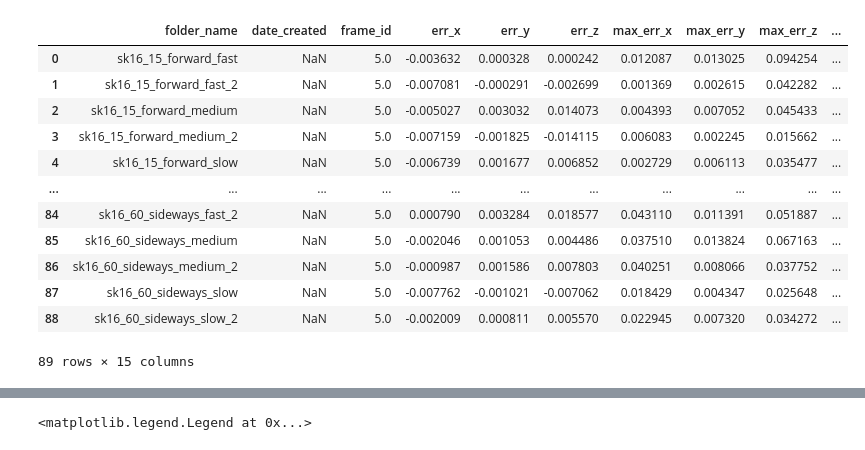
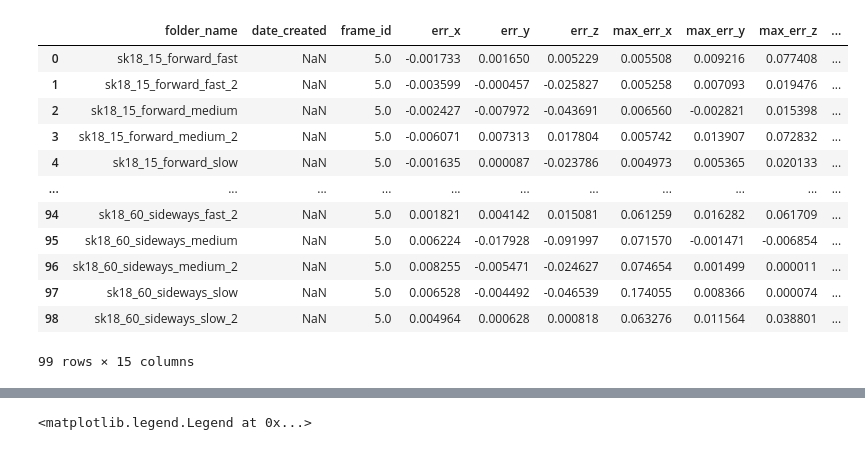
Before and after one commit to SujithChristopher/armbo_preliminary_work, a Jupyter notebook: ipy_notebooks/iter_coordinate_comparision.ipynb, the cells around one changed output, grey strips where cells are left out. Saved outputs shown, nothing was run; the diff lists cells and outputs as text; code cells hidden in the pictures.

Commit message:
analysis of 14 dec

```diff
--- a/ipy_notebooks/iter_coordinate_comparision.ipynb
+++ b/ipy_notebooks/iter_coordinate_comparision.ipynb
@@ -21,7 +21,7 @@ import time
 from IPython.display import display, clear_output
 import seaborn as sns
 # %%
-_parent_folder = "multi_cam_nov_14"
+_parent_folder = "single_cam_dec_14"
 _base_pth = os.path.dirname(os.getcwd())
 _base_pth = os.path.join(_base_pth, "recording_programs", "test_data", _parent_folder)
 _base_pth
@@ -30,6 +30,6 @@ _base_pth
 # %%
 """ read excel sheet"""
-folder_df = pd.read_excel(os.path.join(_base_pth, "00_analysis", "calibration_files_corrected.xlsx"))
+folder_df = pd.read_excel(os.path.join(_base_pth, "00_analysis", "calibration_files.xlsx"))
 _analysis_pth = os.path.join(_base_pth, "00_analysis")
 folder_df
 # %% [output]
@@ -70,8 +70,8 @@ mean_err_df = pd.DataFrame(columns=["folder_name","date_created" ,"frame_id","er
 # %%
 for idx, _folder_name in enumerate(tqdm(folder_df.folder_name)):
     # print(idx)
-    _phone_cam_folder = os.path.join(_analysis_pth, "coordinates_webcam_wot_2", _folder_name + ".csv")
-    _mc_folder = os.path.join(_analysis_pth, "coordinates_mc_2", _folder_name + ".csv")
+    _phone_cam_folder = os.path.join(_analysis_pth, "coordinates_ar", _folder_name + ".csv")
+    _mc_folder = os.path.join(_analysis_pth, "coordinates_mc", _folder_name + ".csv")
 
     _phone_cam_df = pd.read_csv(_phone_cam_folder)
     _mc_df = pd.read_csv(_mc_folder)
@@ -122,25 +135,25 @@ KeyboardInterrupt:
 # %%
 # save the mean error
-# _mean_df_pth = os.path.join(_analysis_pth, "mean_error_df_filter.csv")
-# mean_err_df.to_csv(_mean_df_pth, index=False)
+_mean_df_pth = os.path.join(_analysis_pth, "mean_error_df_filter.csv")
+mean_err_df.to_csv(_mean_df_pth, index=False)
 
 # read the mean error df
 mean_err_df = pd.read_csv(os.path.join(_analysis_pth, "mean_error_df_filter.csv"))
 mean_err_df
 # %% [output]
 |  | folder_name | date_created | frame_id | err_x | err_y | err_z | max_err_x | max_err_y | max_err_z | ... |
-| 0 | sk16_15_forward_fast | NaN | 5.0 | -0.003632 | 0.000328 | 0.000242 | 0.012087 | 0.013025 | 0.094254 | ... |
-| 1 | sk16_15_forward_fast_2 | NaN | 5.0 | -0.007081 | -0.000291 | -0.002699 | 0.001369 | 0.002615 | 0.042282 | ... |
-| 2 | sk16_15_forward_medium | NaN | 5.0 | -0.005027 | 0.003032 | 0.014073 | 0.004393 | 0.007052 | 0.045433 | ... |
-| 3 | sk16_15_forward_medium_2 | NaN | 5.0 | -0.007159 | -0.001825 | -0.014115 | 0.006083 | 0.002245 | 0.015662 | ... |
-| 4 | sk16_15_forward_slow | NaN | 5.0 | -0.006739 | 0.001677 | 0.006852 | 0.002729 | 0.006113 | 0.035477 | ... |
+| 0 | sk18_15_forward_fast | NaN | 5.0 | -0.001733 | 0.001650 | 0.005229 | 0.005508 | 0.009216 | 0.077408 | ... |
+| 1 | sk18_15_forward_fast_2 | NaN | 5.0 | -0.003599 | -0.000457 | -0.025827 | 0.005258 | 0.007093 | 0.019476 | ... |
+| 2 | sk18_15_forward_medium | NaN | 5.0 | -0.002427 | -0.007972 | -0.043691 | 0.006560 | -0.002821 | 0.015398 | ... |
+| 3 | sk18_15_forward_medium_2 | NaN | 5.0 | -0.006071 | 0.007313 | 0.017804 | 0.005742 | 0.013907 | 0.072832 | ... |
+| 4 | sk18_15_forward_slow | NaN | 5.0 | -0.001635 | 0.000087 | -0.023786 | 0.004973 | 0.005365 | 0.020133 | ... |
 | ... | ... | ... | ... | ... | ... | ... | ... | ... | ... | ... |
-| 84 | sk16_60_sideways_fast_2 | NaN | 5.0 | 0.000790 | 0.003284 | 0.018577 | 0.043110 | 0.011391 | 0.051887 | ... |
-| 85 | sk16_60_sideways_medium | NaN | 5.0 | -0.002046 | 0.001053 | 0.004486 | 0.037510 | 0.013824 | 0.067163 | ... |
-| 86 | sk16_60_sideways_medium_2 | NaN | 5.0 | -0.000987 | 0.001586 | 0.007803 | 0.040251 | 0.008066 | 0.037752 | ... |
-| 87 | sk16_60_sideways_slow | NaN | 5.0 | -0.007762 | -0.001021 | -0.007062 | 0.018429 | 0.004347 | 0.025648 | ... |
-| 88 | sk16_60_sideways_slow_2 | NaN | 5.0 | -0.002009 | 0.000811 | 0.005570 | 0.022945 | 0.007320 | 0.034272 | ... |
+| 94 | sk18_60_sideways_fast_2 | NaN | 5.0 | 0.001821 | 0.004142 | 0.015081 | 0.061259 | 0.016282 | 0.061709 | ... |
+| 95 | sk18_60_sideways_medium | NaN | 5.0 | 0.006224 | -0.017928 | -0.091997 | 0.071570 | -0.001471 | -0.006854 | ... |
+| 96 | sk18_60_sideways_medium_2 | NaN | 5.0 | 0.008255 | -0.005471 | -0.024627 | 0.074654 | 0.001499 | 0.000011 | ... |
+| 97 | sk18_60_sideways_slow | NaN | 5.0 | 0.006528 | -0.004492 | -0.046539 | 0.174055 | 0.008366 | 0.000074 | ... |
+| 98 | sk18_60_sideways_slow_2 | NaN | 5.0 | 0.004964 | 0.000628 | 0.000818 | 0.063276 | 0.011564 | 0.038801 | ... |
-89 rows × 15 columns
+99 rows × 15 columns
 # %%
 # find fps using filename
 fps_values = []
```
Also changed, not shown: parts of 5 cells of this notebook, 2 other files.
